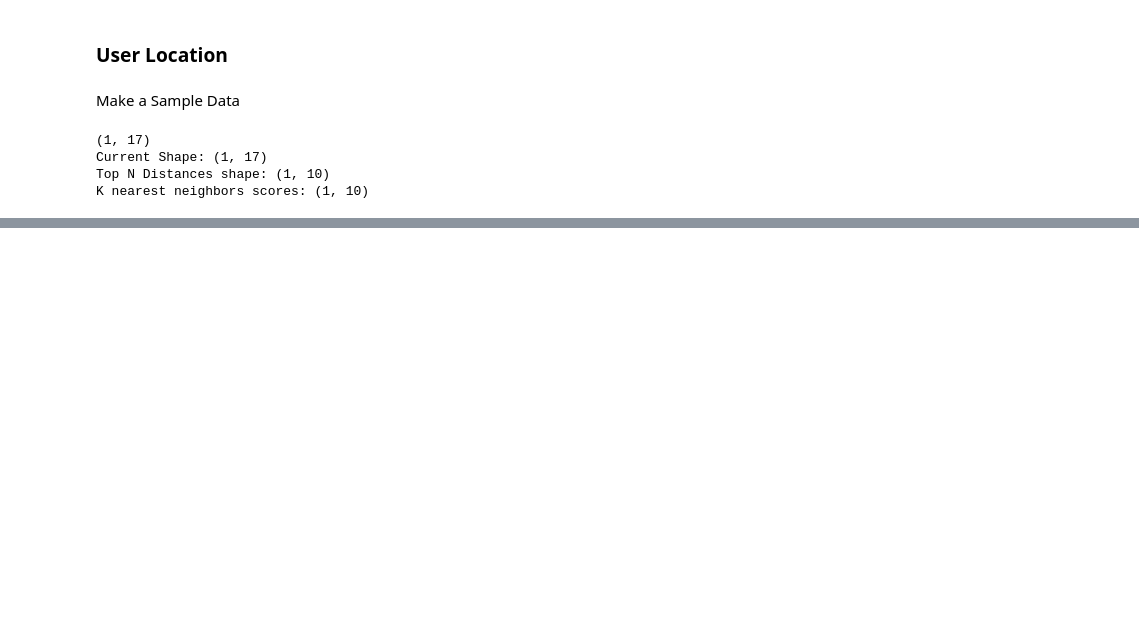
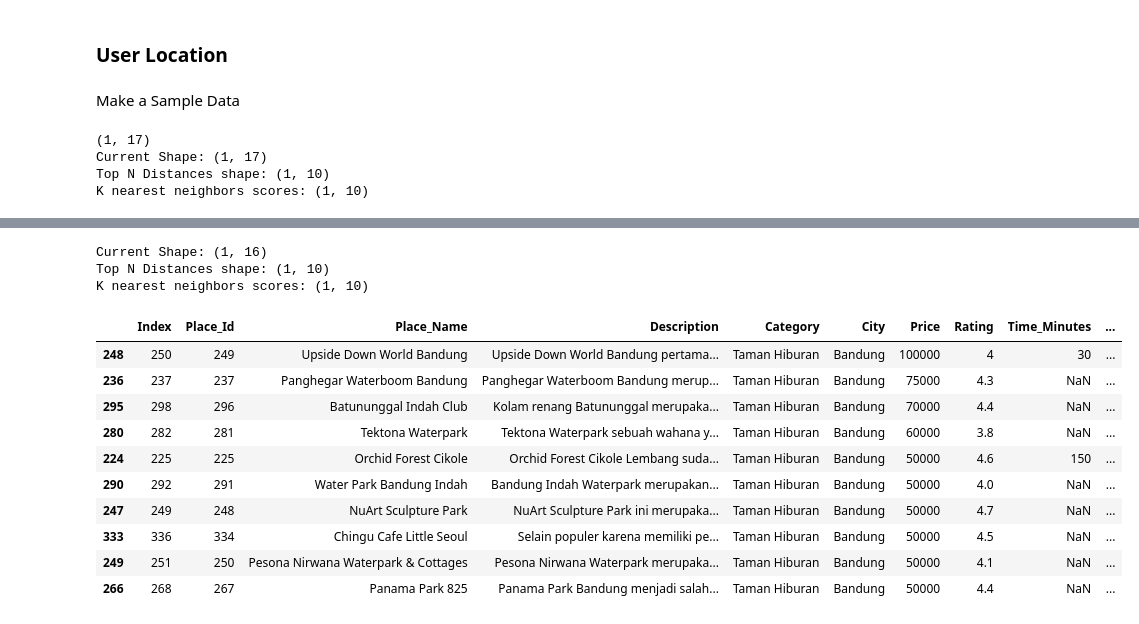
Before and after one commit to MaxZx3000/AI-Compfest-GigaPrime, a Jupyter notebook: artificial-intelligence/recommendation_system_tourism_place.ipynb, the cells around one changed output, grey strips where cells are left out. Saved outputs shown, nothing was run; the diff lists cells and outputs as text; code cells hidden in the pictures; blank space fills up the shorter version.

Commit message:
Added Budget Recommendation System

```diff
--- a/artificial-intelligence/recommendation_system_tourism_place.ipynb
+++ b/artificial-intelligence/recommendation_system_tourism_place.ipynb
@@ -437,0 +518,67 @@ get_top_n_recommendations_based_on_similarity_scores(data_df, top_n_indexes_rank
+# %%
+sample_categories = "Taman Hiburan"
+sample_cities = "Bandung"
+sample_budget = 100000
+# %%
+def transform_categories(sample_categories):
+  return transform_to_vector("categories_count_vectorizer.pkl", sample_categories) * MULTIPLIER
+
+def transform_city(sample_cities):
+  return transform_to_vector("city_count_vectorizer.pkl", sample_cities) * MULTIPLIER
+
+def transform_budget(sample_budget):
+  return sample_budget
+
+def transform(sample_categories,
+              sample_cities,
+              sample_budget):
+
+  # categories_vector_component = transform_categories([sample_categories])
+  city_vector_component = transform_city([sample_cities])
+  categories_vector_component = transform_categories([sample_categories])
+
+  budget_vector_component = transform_budget(sample_budget)
+
+  all_vector_components = hstack([city_vector_component,
+                                  categories_vector_component,
+                                  budget_vector_component], format = 'csr')
+
+  # max_abs_scaler_budget = pickle_load("max_abs_scaler_budget.pkl")
+  # all_vector_components = max_abs_scaler_budget.transform(all_vector_components)
+
+  # print(all_vector_components.shape)
+
+  return all_vector_components
+
+all_vector_components = transform(
+    sample_categories,
+    sample_cities,
+    sample_budget,
+)
+
+top_n_distances, top_n_indexes_ranking = recommend_travelling_places_using_knn(
+    all_vector_components,
+    "tourism_place_user_budget_nearest_neighbors.pkl",
+)
+
+print(f"Current Shape: {all_vector_components.shape}")
+print(f"Top N Distances shape: {top_n_distances.shape}")
+print(f"K nearest neighbors scores: {top_n_indexes_ranking.shape}")
+# %% [output]
+Current Shape: (1, 16)
+Top N Distances shape: (1, 10)
+K nearest neighbors scores: (1, 10)
+# %%
+get_top_n_recommendations_based_on_similarity_scores(data_df, top_n_indexes_ranking.flatten())
+# %% [output]
+|  | Index | Place_Id | Place_Name | Description | Category | City | Price | Rating | Time_Minutes | ... |
+| 248 | 250 | 249 | Upside Down World Bandung | Upside Down World Bandung pertama... | Taman Hiburan | Bandung | 100000 | 4 | 30 | ... |
+| 236 | 237 | 237 | Panghegar Waterboom Bandung | Panghegar Waterboom Bandung merup... | Taman Hiburan | Bandung | 75000 | 4.3 | NaN | ... |
+| 295 | 298 | 296 | Batununggal Indah Club | Kolam renang Batununggal merupaka... | Taman Hiburan | Bandung | 70000 | 4.4 | NaN | ... |
+| 280 | 282 | 281 | Tektona Waterpark | Tektona Waterpark sebuah wahana y... | Taman Hiburan | Bandung | 60000 | 3.8 | NaN | ... |
+| 224 | 225 | 225 | Orchid Forest Cikole | Orchid Forest Cikole Lembang suda... | Taman Hiburan | Bandung | 50000 | 4.6 | 150 | ... |
+| 290 | 292 | 291 | Water Park Bandung Indah | Bandung Indah Waterpark merupakan... | Taman Hiburan | Bandung | 50000 | 4.0 | NaN | ... |
+| 247 | 249 | 248 | NuArt Sculpture Park | NuArt Sculpture Park ini merupaka... | Taman Hiburan | Bandung | 50000 | 4.7 | NaN | ... |
+| 333 | 336 | 334 | Chingu Cafe Little Seoul | Selain populer karena memiliki pe... | Taman Hiburan | Bandung | 50000 | 4.5 | NaN | ... |
+| 249 | 251 | 250 | Pesona Nirwana Waterpark & Cottages | Pesona Nirwana Waterpark merupaka... | Taman Hiburan | Bandung | 50000 | 4.1 | NaN | ... |
+| 266 | 268 | 267 | Panama Park 825 | Panama Park Bandung menjadi salah... | Taman Hiburan | Bandung | 50000 | 4.4 | NaN | ... |
```
Also changed, not shown: parts of 11 cells of this notebook.
